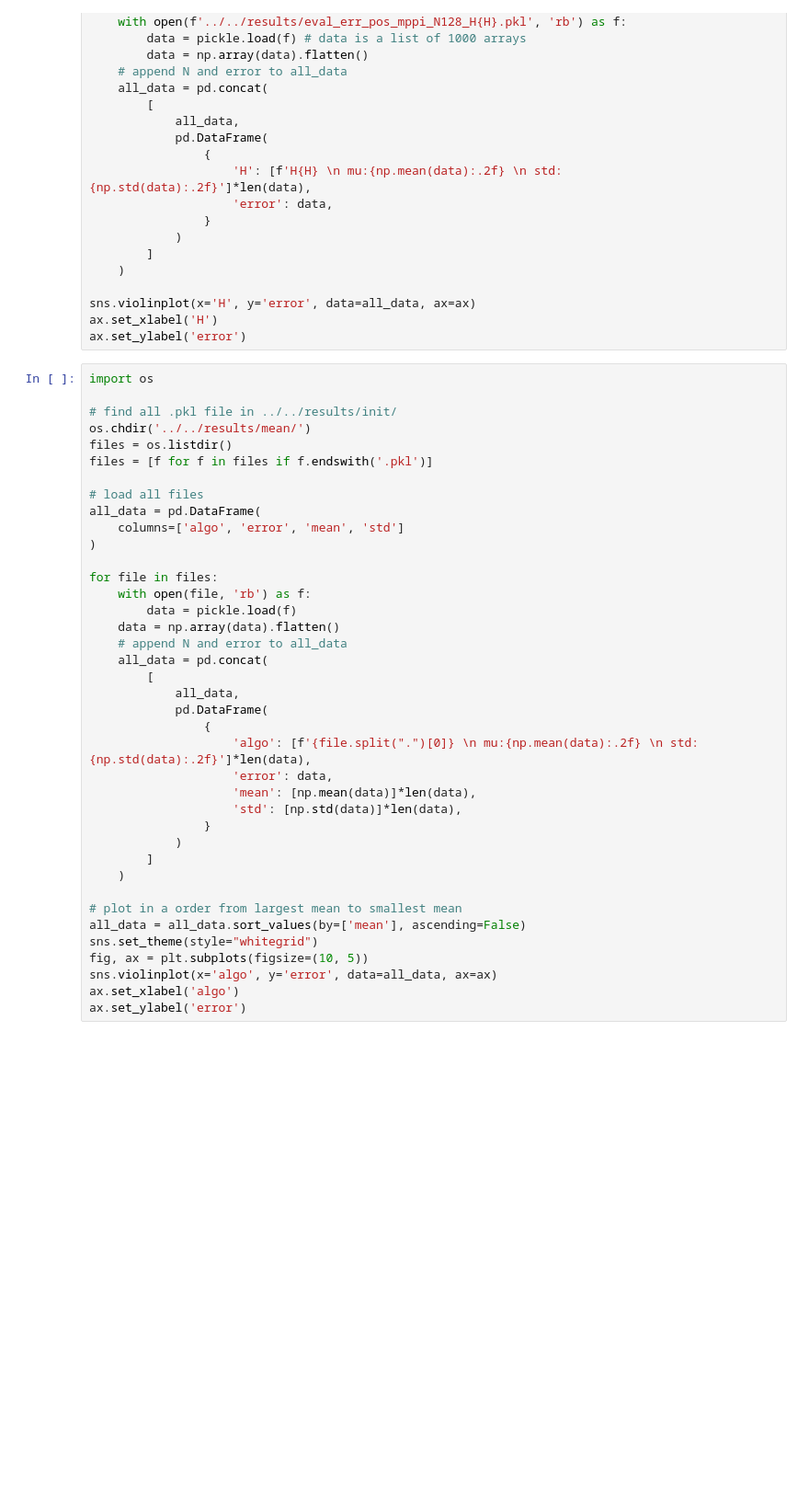
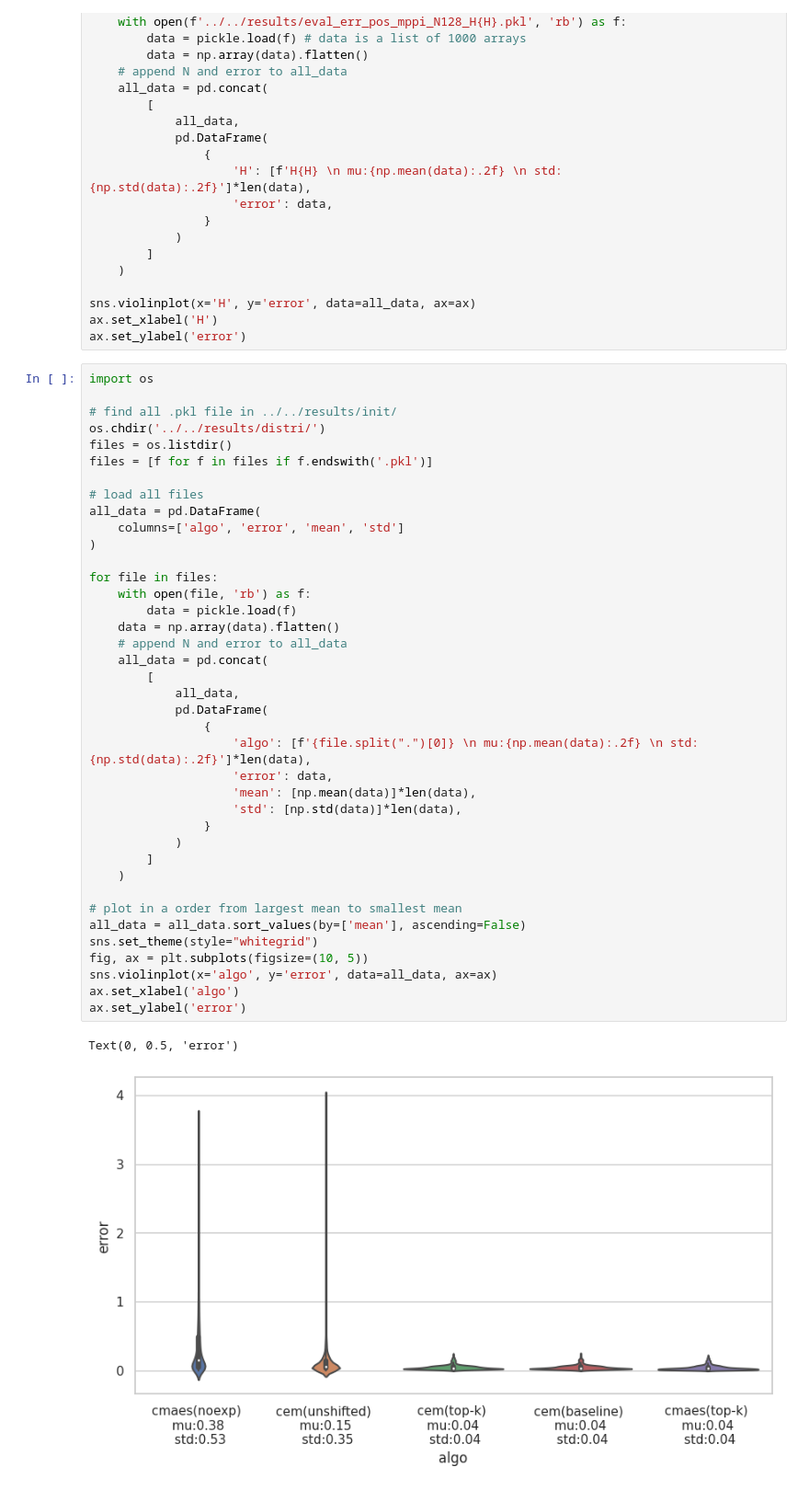
Before and after one commit to LeCAR-Lab/CoVO-MPC, a Jupyter notebook: quadjax/devel/plot.ipynb, the cells around one changed output. Shown at 92% size. Drawn from its saved outputs; the diff is of its cells as text; blank space fills up the shorter version.

```diff
--- a/quadjax/devel/plot.ipynb
+++ b/quadjax/devel/plot.ipynb
@@ -67,7 +67,7 @@ ax.set_ylabel('error')
 import os
 
 # find all .pkl file in ../../results/init/
-os.chdir('../../results/mean/')
+os.chdir('../../results/distri/')
 files = os.listdir()
 files = [f for f in files if f.endswith('.pkl')]
 
@@ -75,30 +75,33 @@ files = [f for f in files if f.endswith('.pkl')]
 all_data = pd.DataFrame(
     columns=['algo', 'error', 'mean', 'std']
 )
 
 for file in files:
     with open(file, 'rb') as f:
         data = pickle.load(f)
     data = np.array(data).flatten()
     # append N and error to all_data
     all_data = pd.concat(
         [
             all_data,
             pd.DataFrame(
                 {
                     'algo': [f'{file.split(".")[0]} \n mu:{np.mean(data):.2f} \n std:{np.std(data):.2f}']*len(data),
                     'error': data,
                     'mean': [np.mean(data)]*len(data),
                     'std': [np.std(data)]*len(data),
                 }
             )
         ]
     )
 
 # plot in a order from largest mean to smallest mean
 all_data = all_data.sort_values(by=['mean'], ascending=False)
 sns.set_theme(style="whitegrid")
 fig, ax = plt.subplots(figsize=(10, 5))
 sns.violinplot(x='algo', y='error', data=all_data, ax=ax)
 ax.set_xlabel('algo')
 ax.set_ylabel('error')
+# %% [output]
+Text(0, 0.5, 'error')
+[figure, added]
```
Also changed, not shown: 3 other files.
